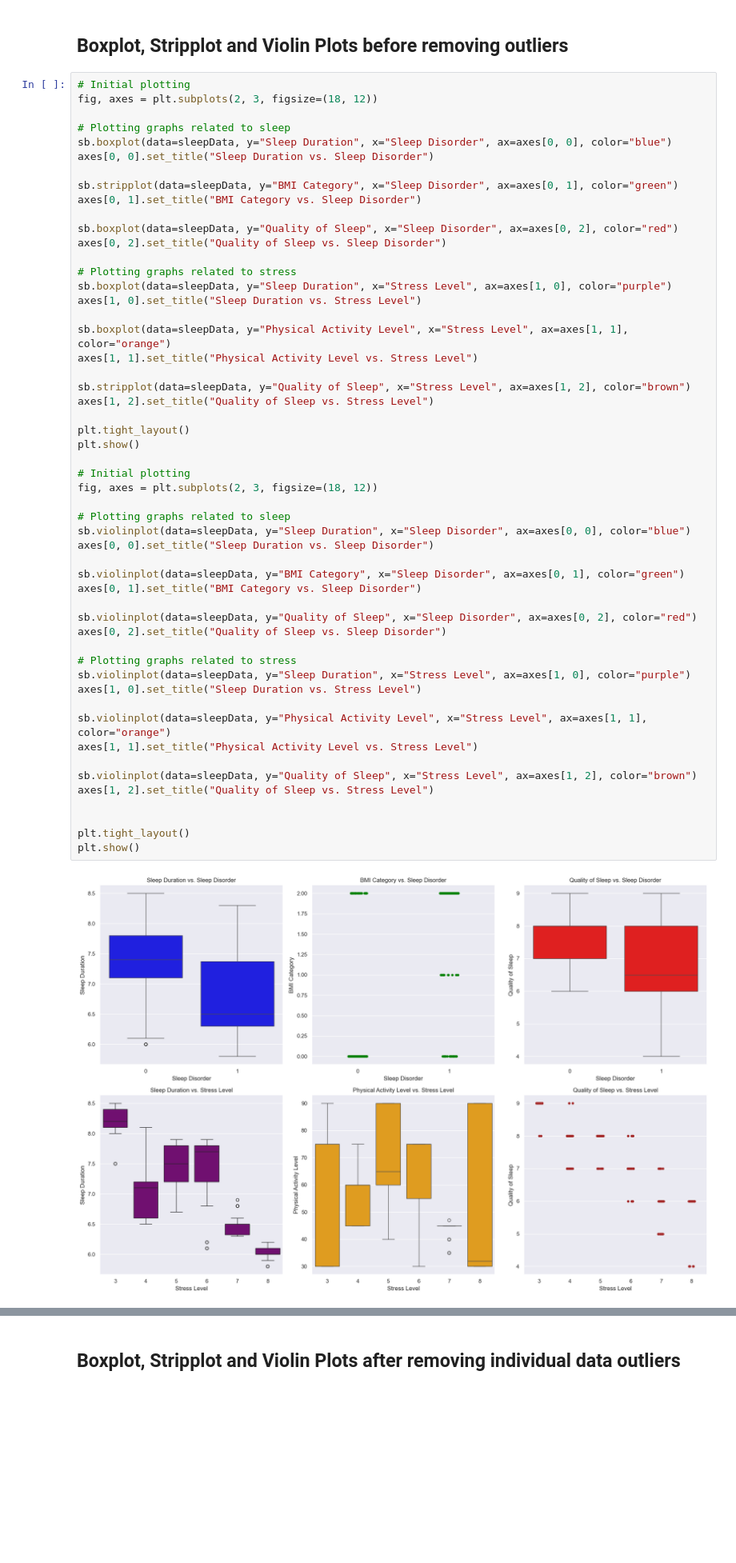
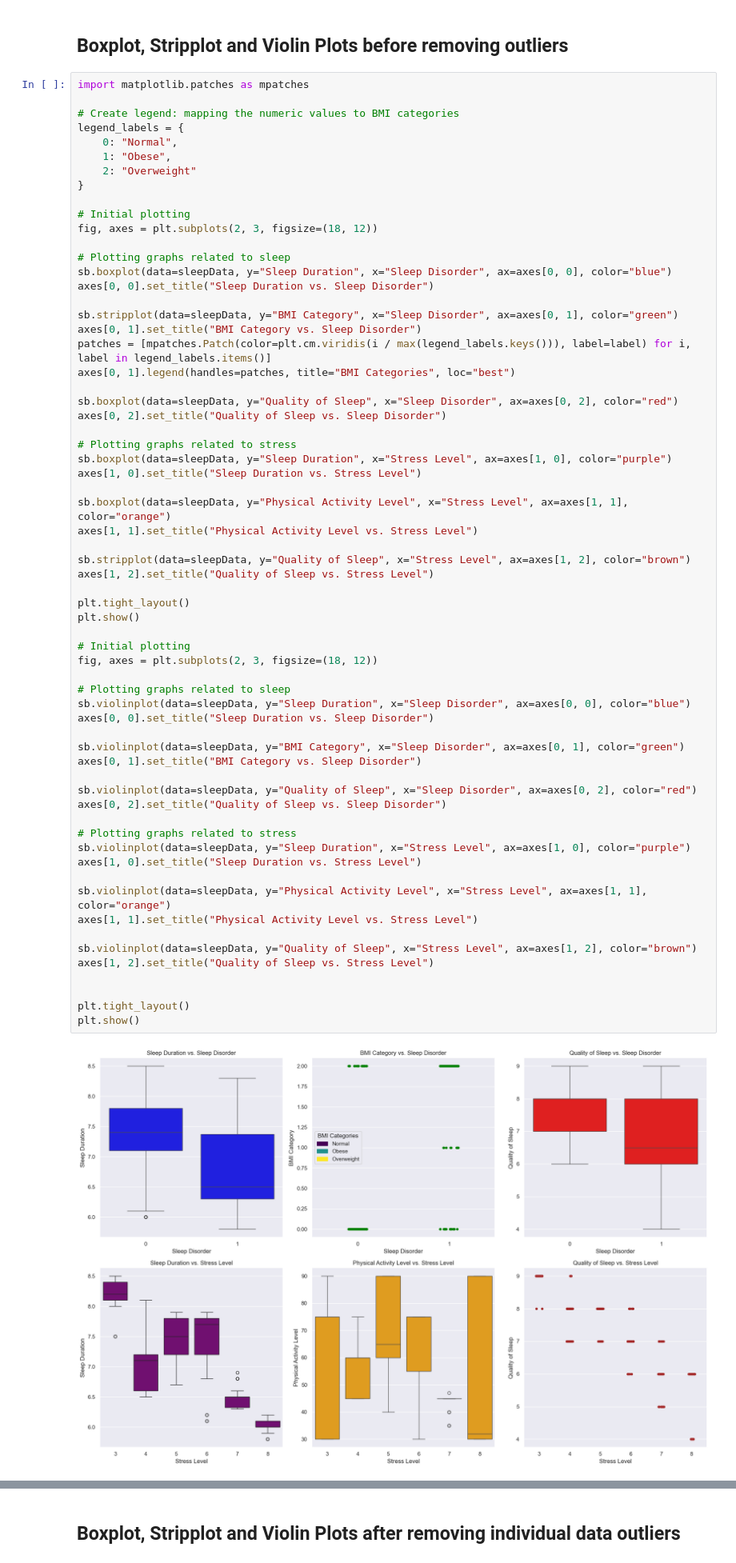
Before and after one commit to GrassjellyMoab/SC1015_MiniProject, a Jupyter notebook: SleepDisorderPred.ipynb, the cells around one changed output, grey strips where cells are left out. Shown at 80% size. Cells and saved outputs as stored; diff of their text form; blank space fills up the shorter version.

```diff
--- a/SleepDisorderPred.ipynb
+++ b/SleepDisorderPred.ipynb
@@ -53,6 +53,15 @@ sleepDisorder = pd.DataFrame(sleepData["Sleep Disorder"])
 # %% [markdown]
 ## Boxplot, Stripplot and Violin Plots before removing outliers
 # %%
+import matplotlib.patches as mpatches
+
+# Create legend: mapping the numeric values to BMI categories
+legend_labels = {
+    0: "Normal",
+    1: "Obese",
+    2: "Overweight"
+}
+
 # Initial plotting
 fig, axes = plt.subplots(2, 3, figsize=(18, 12))
 
@@ -62,6 +71,8 @@ axes[0, 0].set_title("Sleep Duration vs. Sleep Disorder")
 
 sb.stripplot(data=sleepData, y="BMI Category", x="Sleep Disorder", ax=axes[0, 1], color="green")
 axes[0, 1].set_title("BMI Category vs. Sleep Disorder")
+patches = [mpatches.Patch(color=plt.cm.viridis(i / max(legend_labels.keys())), label=label) for i, label in legend_labels.items()]
+axes[0, 1].legend(handles=patches, title="BMI Categories", loc="best")
 
 sb.boxplot(data=sleepData, y="Quality of Sleep", x="Sleep Disorder", ax=axes[0, 2], color="red")
 axes[0, 2].set_title("Quality of Sleep vs. Sleep Disorder")
@@ -79,34 +90,34 @@ axes[1, 2].set_title("Quality of Sleep vs. Stress Level")
 plt.tight_layout()
 plt.show()
 
 # Initial plotting
 fig, axes = plt.subplots(2, 3, figsize=(18, 12))
 
 # Plotting graphs related to sleep
 sb.violinplot(data=sleepData, y="Sleep Duration", x="Sleep Disorder", ax=axes[0, 0], color="blue")
 axes[0, 0].set_title("Sleep Duration vs. Sleep Disorder")
 
 sb.violinplot(data=sleepData, y="BMI Category", x="Sleep Disorder", ax=axes[0, 1], color="green")
 axes[0, 1].set_title("BMI Category vs. Sleep Disorder")
 
 sb.violinplot(data=sleepData, y="Quality of Sleep", x="Sleep Disorder", ax=axes[0, 2], color="red")
 axes[0, 2].set_title("Quality of Sleep vs. Sleep Disorder")
 
 # Plotting graphs related to stress
 sb.violinplot(data=sleepData, y="Sleep Duration", x="Stress Level", ax=axes[1, 0], color="purple")
 axes[1, 0].set_title("Sleep Duration vs. Stress Level")
 
 sb.violinplot(data=sleepData, y="Physical Activity Level", x="Stress Level", ax=axes[1, 1], color="orange")
 axes[1, 1].set_title("Physical Activity Level vs. Stress Level")
 
 sb.violinplot(data=sleepData, y="Quality of Sleep", x="Stress Level", ax=axes[1, 2], color="brown")
 axes[1, 2].set_title("Quality of Sleep vs. Stress Level")
 
 
 plt.tight_layout()
 plt.show()
 # %% [output]
-[figure, old version]
+[figure, new version]
 [figure]
 # %% [markdown]
 ## Boxplot, Stripplot and Violin Plots after removing individual data outliers
```
Also changed, not shown: parts of 3 cells of this notebook.
